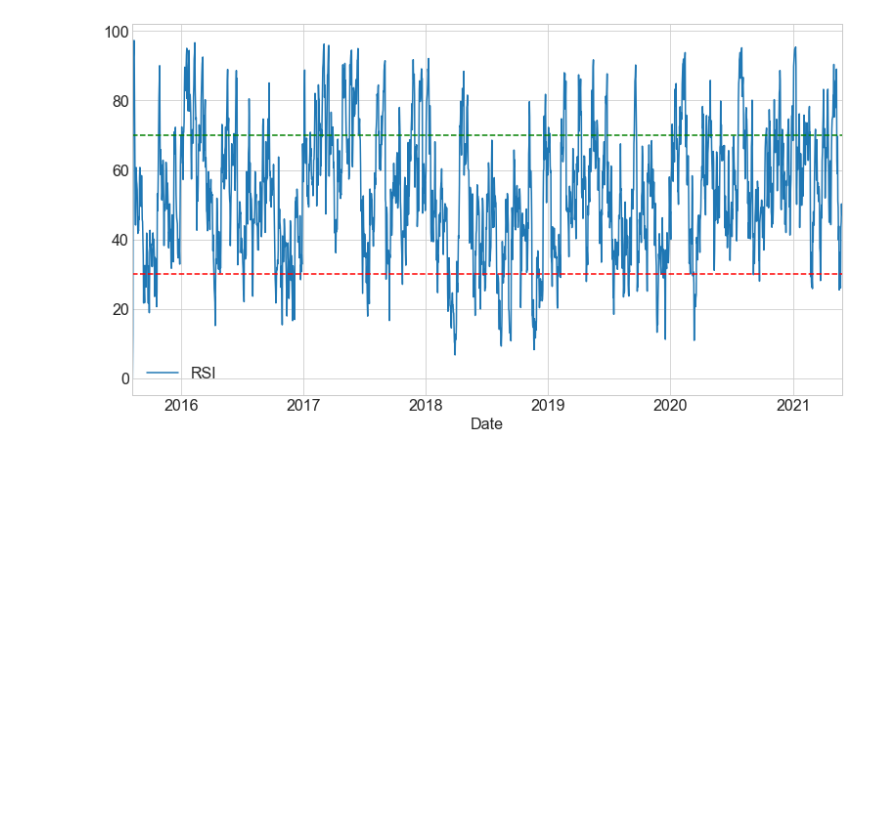
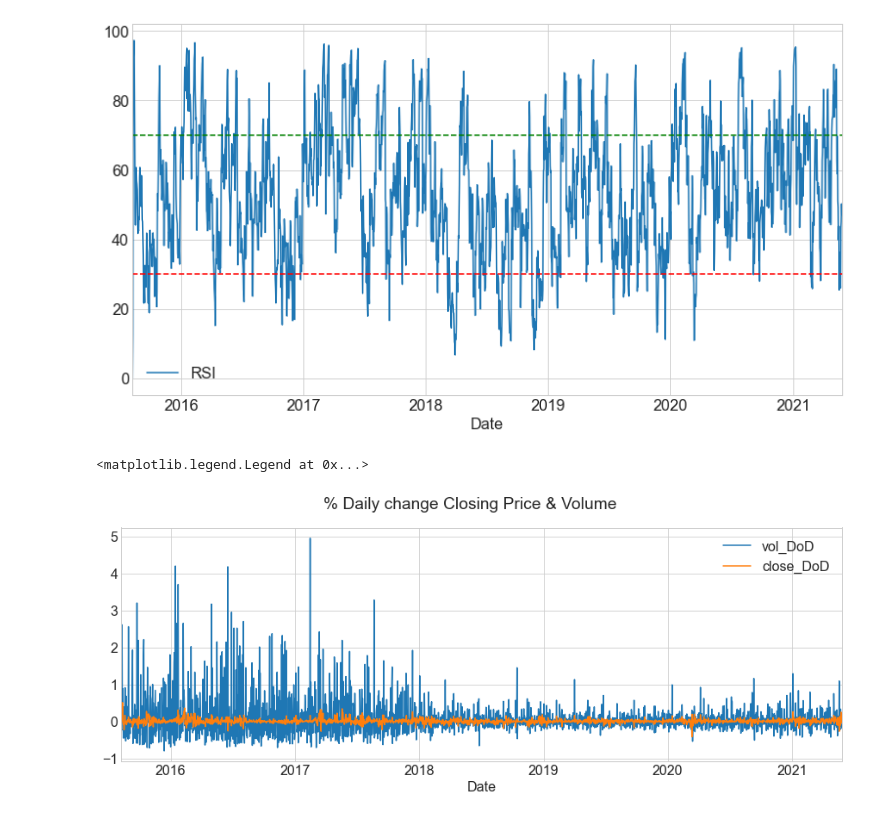
Before and after one commit to albertopuentes/Individual-Project, a Jupyter notebook: individual-project-notebook.ipynb, the cells around one changed output. Saved outputs shown, nothing was run; the diff lists cells and outputs as text; code cells hidden in the pictures; blank space fills up the shorter version.

```diff
--- a/individual-project-notebook.ipynb
+++ b/individual-project-notebook.ipynb
@@ -266,3 +283,12 @@ plt.legend(['RSI'])
 plt.show()
 # %% [output]
 [figure]
+# %%
+fig, axes = plt.subplots(1, 1,figsize=(15,5))
+fig.suptitle('% Daily change Closing Price & Volume')
+rolling_df['vol_DoD'].plot()
+rolling_df['close_DoD'].plot()
+plt.legend()
+# %% [output]
+<matplotlib.legend.Legend at 0x...>
+[figure, added]
```
Also changed, not shown: parts of 13 cells of this notebook.
